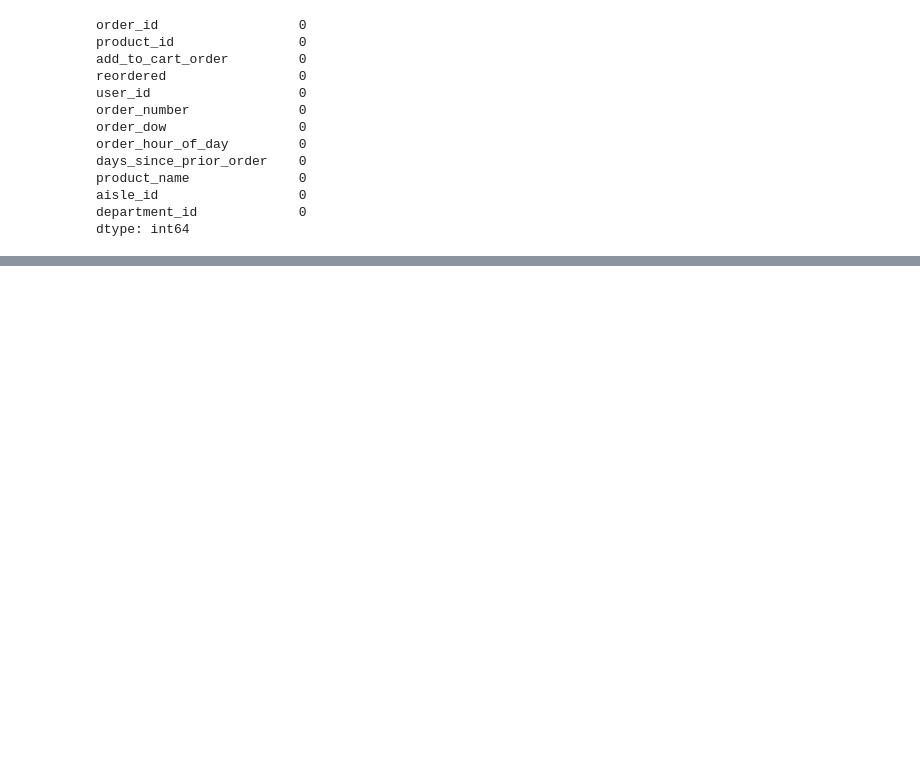
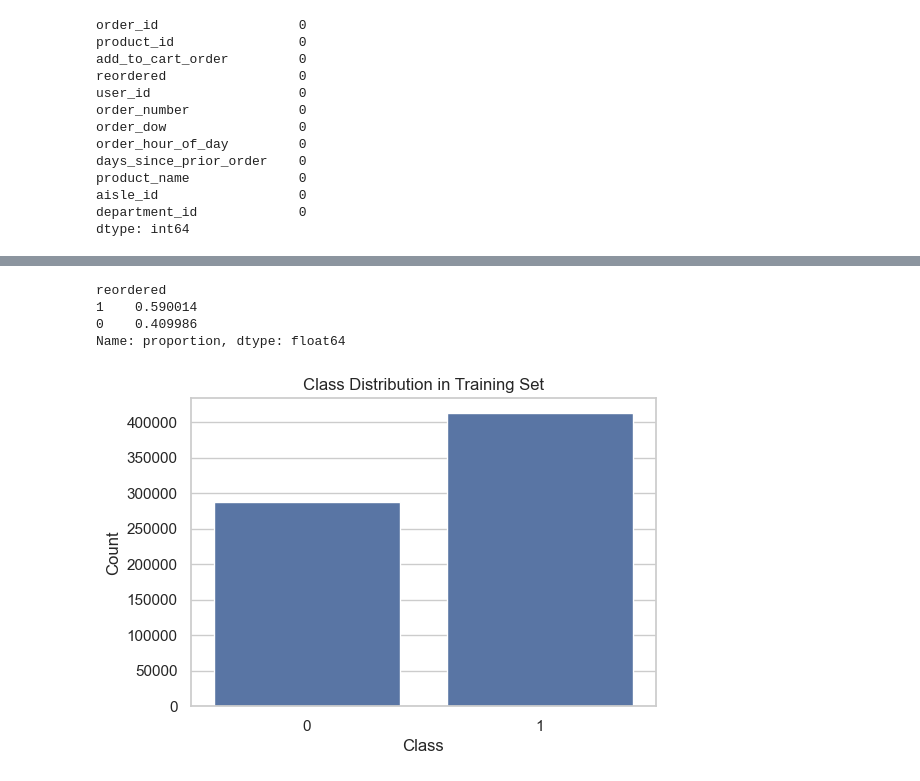
Before and after one commit to ameennasaireh10-hash/ML-project, a Jupyter notebook: FinalProject.ipynb, the cells around one changed output, grey strips where cells are left out. Saved outputs shown, nothing was run; the diff lists cells and outputs as text; code cells hidden in the pictures; blank space fills up the shorter version.

```diff
--- a/FinalProject.ipynb
+++ b/FinalProject.ipynb
@@ -1031,0 +1033,17 @@ product_ total_purchases transform
+# %%
+#حذفت القيم اللانهائيه , والقيم اللي فيها النسبه عاليه , لانهم بدلو على تكرار وتشابه المعلومات , يعني لو خليتهم كلهم زي كأني مكرر نفس العامود ما فرقت
+drop_cols = [
+    "user_days_since_last_order" ,
+    "uxp_days_last_order_" ,
+    #u_total_orders_log كنت بدي اخليه بما انه تعبنا عليه بمرحلة الهندسه بس النسبه فيه كانت كثير عاليه :(
+    "user_total_orders" ,
+
+    "product_avg_cart_position" ,
+    "product_reorder_rate" ,
+    "user_reorder_ratio" ]
+
+final_df = final_df.drop(columns = drop_cols , errors="ignore")
+
+#صار عندي ايرور بالبريبروسيسر لانه الداتا صار فيها عدم تطابق بعد الدروب ف بدي ارجع انسخ الاعمده كمان مره
+num_cols = (final_df.drop(columns=[target_col]).select_dtypes(include=["int32" , "float32"]).columns.tolist())
+num_cols = [c for c in num_cols if c not in id_cols]
@@ -1031,0 +1326,17 @@ product_ total_purchases transform
+# %%
+print(y_train.value_counts(normalize=True))
+
+plt.figure(figsize=(6 , 4))
+sns.countplot(x=y_train)
+plt.title("Class Distribution in Training Set")
+plt.xlabel("Class")
+plt.ylabel("Count")
+plt.show()
+
+#هيك بين عندي انه في تفاوت بنسب الكلاسين اللي عندي , الفرق ما بأثر كثير بس لازم اعمل موازنه لانه الدكتور طلب
+# %% [output]
+reordered
+1    0.590014
+0    0.409986
+Name: proportion, dtype: float64
+[figure, added]
```
Also changed, not shown: parts of 77 cells of this notebook, 1 other file.
